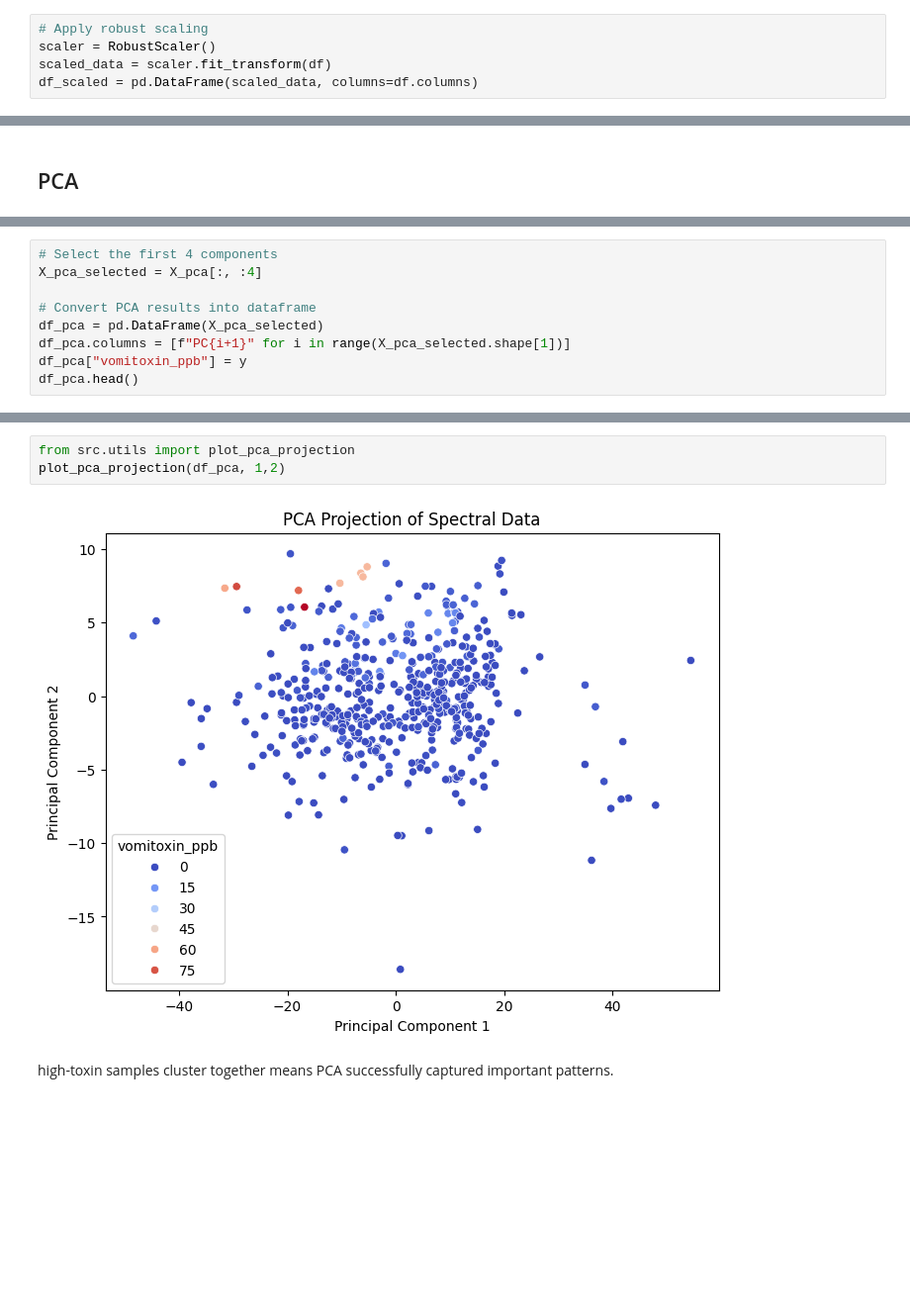
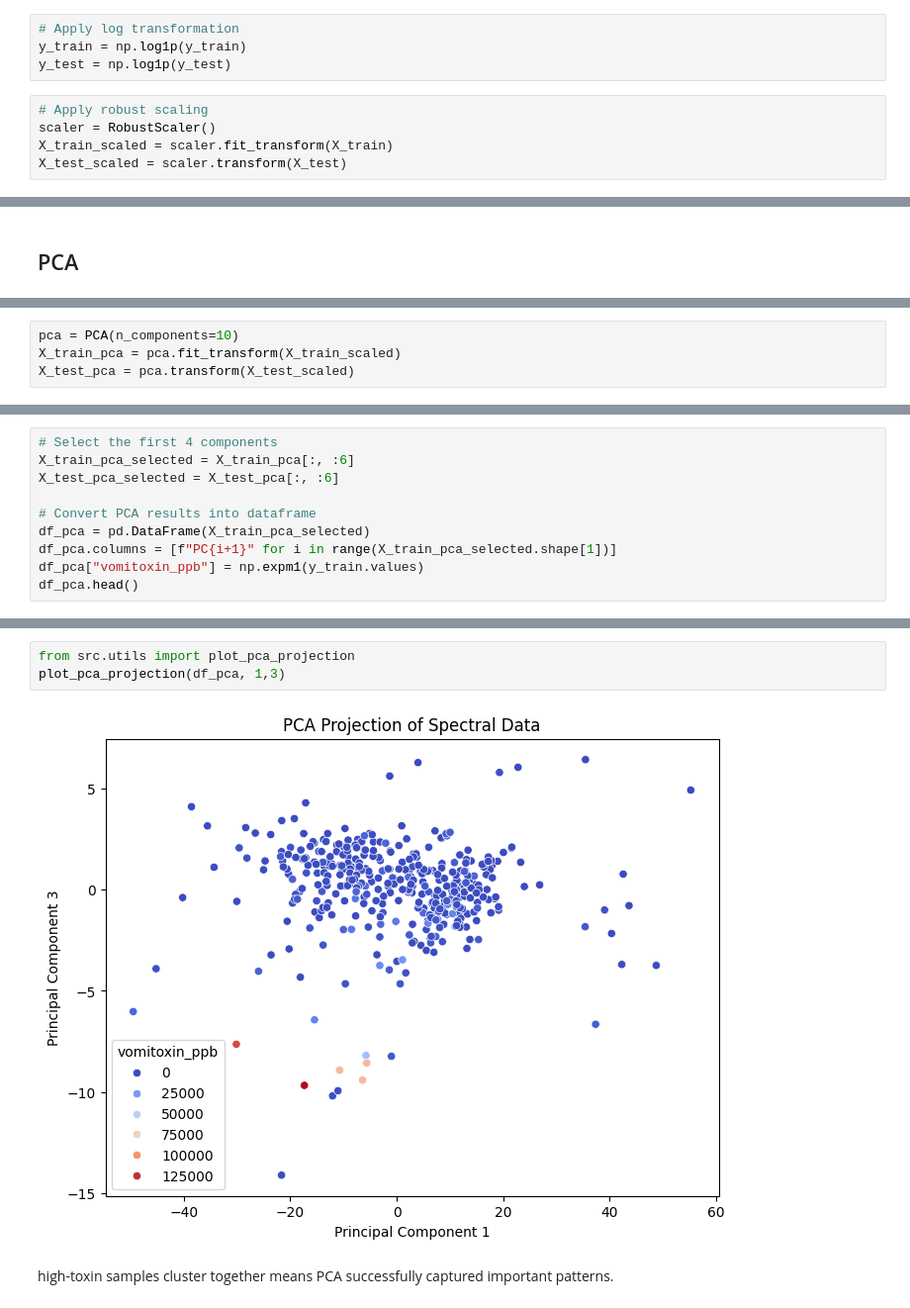
Before and after one commit to NotAbdelrahmanelsayed/hyperspectral_mycotoxin_prediction, a Jupyter notebook: notebook.ipynb, the cells around one changed output, grey strips where cells are left out. Shown at 99% size. Drawn from its saved outputs; the diff is of its cells as text; blank space fills up the shorter version.

```diff
--- a/notebook.ipynb
+++ b/notebook.ipynb
@@ -98,5 +109,9 @@ Standardization using RobustScaler
+# %%
+# Apply log transformation
+y_train = np.log1p(y_train)
+y_test = np.log1p(y_test)
 # %%
 # Apply robust scaling
 scaler = RobustScaler()
-scaled_data = scaler.fit_transform(df)
-df_scaled = pd.DataFrame(scaled_data, columns=df.columns)
+X_train_scaled = scaler.fit_transform(X_train)
+X_test_scaled = scaler.transform(X_test)
@@ -128,3 +122,7 @@ X_pca = pca.fit_transform(X)
+# %%
+pca = PCA(n_components=10)
+X_train_pca = pca.fit_transform(X_train_scaled)
+X_test_pca = pca.transform(X_test_scaled)
 # %%
 from src.utils import plot_pca_analysis
 plot_pca_analysis(pca)
@@ -140,10 +138,11 @@ plot_pca_analysis(pca)
 # %%
 # Select the first 4 components
-X_pca_selected = X_pca[:, :4]
+X_train_pca_selected = X_train_pca[:, :6]
+X_test_pca_selected = X_test_pca[:, :6]
 
 # Convert PCA results into dataframe
-df_pca = pd.DataFrame(X_pca_selected)
-df_pca.columns = [f"PC{i+1}" for i in range(X_pca_selected.shape[1])]
-df_pca["vomitoxin_ppb"] = y
+df_pca = pd.DataFrame(X_train_pca_selected)
+df_pca.columns = [f"PC{i+1}" for i in range(X_train_pca_selected.shape[1])]
+df_pca["vomitoxin_ppb"] = np.expm1(y_train.values)
 df_pca.head()
 # %% [output]
@@ -156,8 +155,8 @@ df_pca.head()
 # %%
 from src.utils import plot_pca_projection
-plot_pca_projection(df_pca, 1,2)
+plot_pca_projection(df_pca, 1,3)
 # %% [output]
-[figure, old version]
+[figure, new version]
 # %% [markdown]
 high-toxin samples cluster together means PCA successfully captured important patterns.
 # %% [markdown]
```
Also changed, not shown: parts of 23 cells of this notebook, 2 other files.
